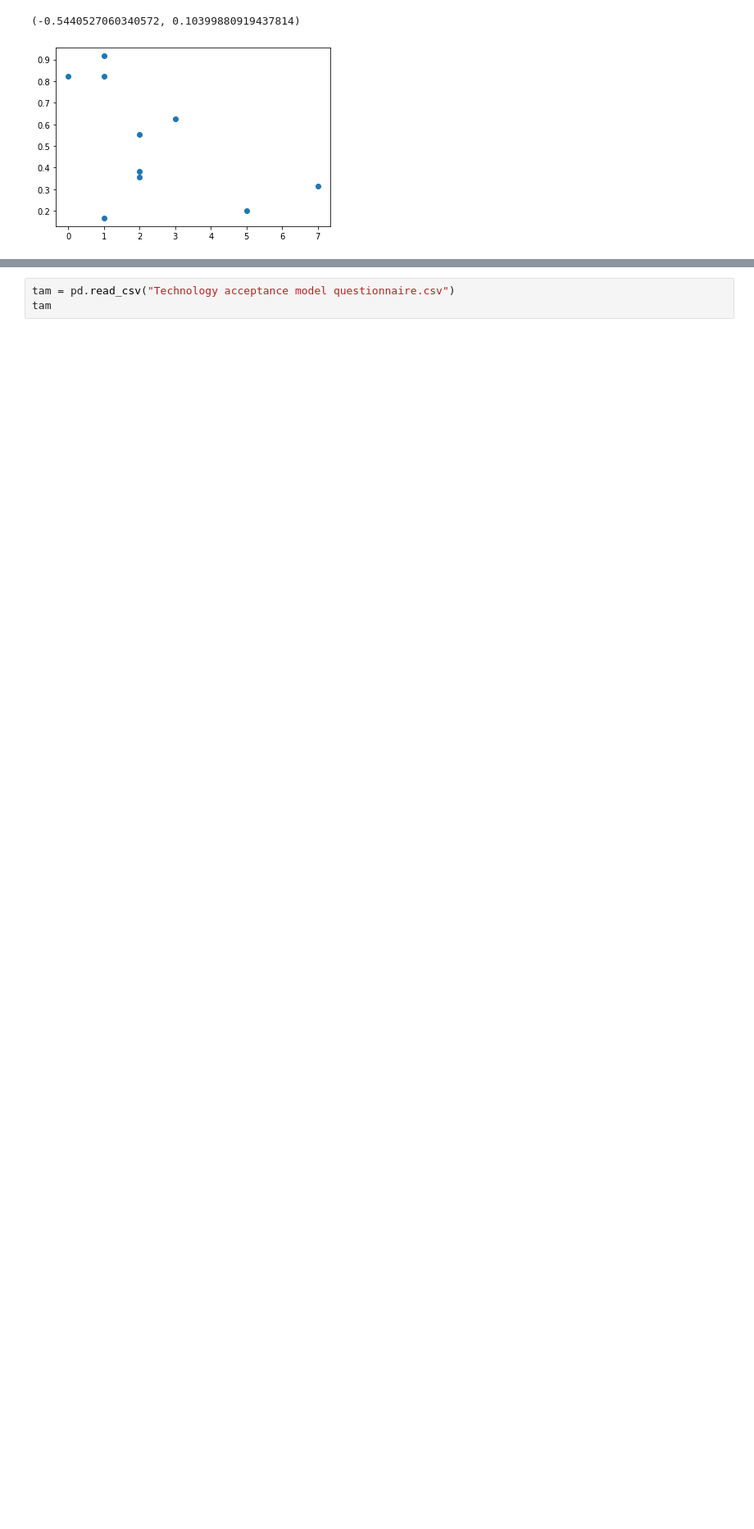
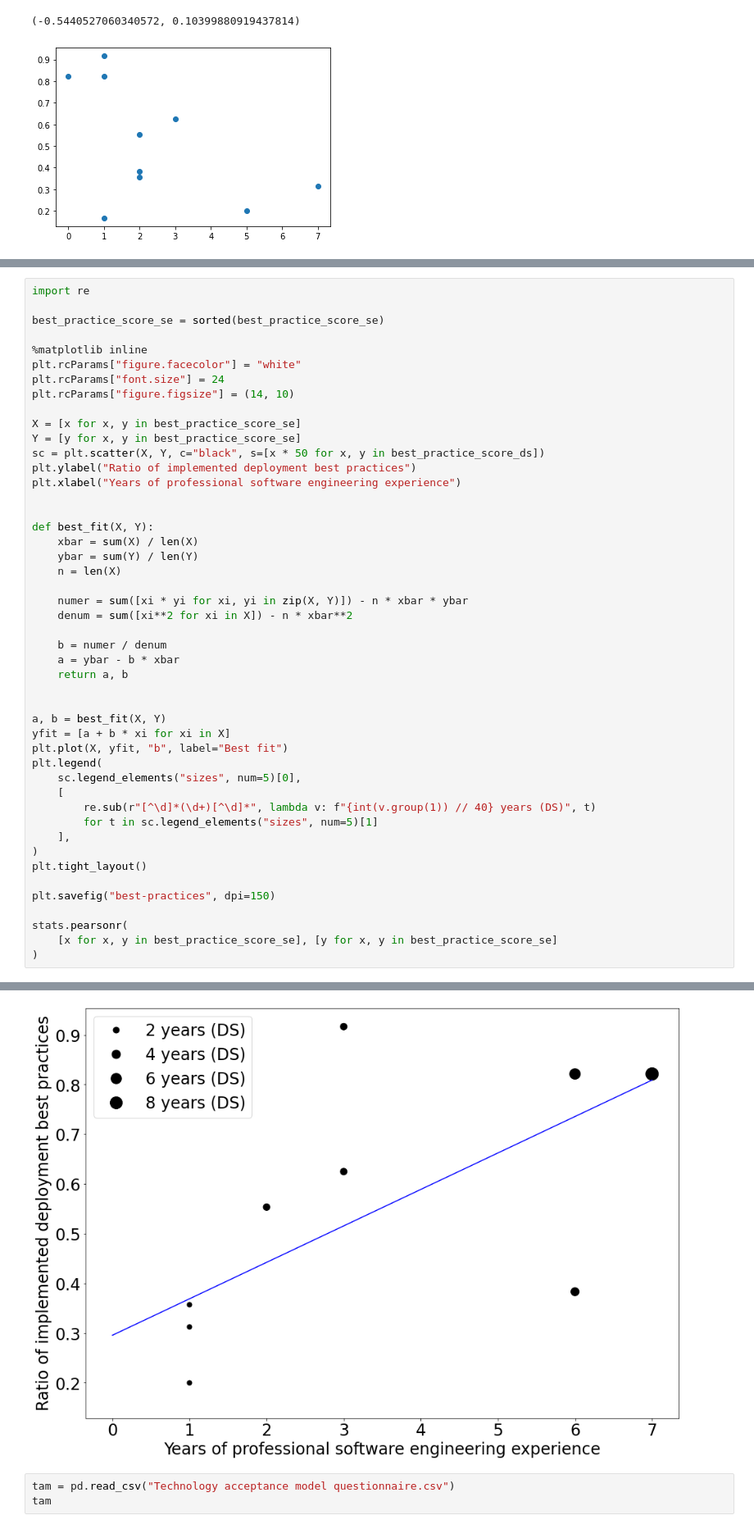
Before and after one commit to schmelczer/great-ai, a Jupyter notebook: docs/surveys/surveys.ipynb, the cells around one changed output, grey strips where cells are left out. Shown at 82% size. Saved outputs shown, nothing was run; the diff lists cells and outputs as text; blank space fills up the shorter version.

```diff
--- a/docs/surveys/surveys.ipynb
+++ b/docs/surveys/surveys.ipynb
@@ -71,0 +67,48 @@ stats.pearsonr(
+# %%
+import re
+
+best_practice_score_se = sorted(best_practice_score_se)
+
+%matplotlib inline
+plt.rcParams["figure.facecolor"] = "white"
+plt.rcParams["font.size"] = 24
+plt.rcParams["figure.figsize"] = (14, 10)
+
+X = [x for x, y in best_practice_score_se]
+Y = [y for x, y in best_practice_score_se]
+sc = plt.scatter(X, Y, c="black", s=[x * 50 for x, y in best_practice_score_ds])
+plt.ylabel("Ratio of implemented deployment best practices")
+plt.xlabel("Years of professional software engineering experience")
+
+
+def best_fit(X, Y):
+    xbar = sum(X) / len(X)
+    ybar = sum(Y) / len(Y)
+    n = len(X)
+
+    numer = sum([xi * yi for xi, yi in zip(X, Y)]) - n * xbar * ybar
+    denum = sum([xi**2 for xi in X]) - n * xbar**2
+
+    b = numer / denum
+    a = ybar - b * xbar
+    return a, b
+
+
+a, b = best_fit(X, Y)
+yfit = [a + b * xi for xi in X]
+plt.plot(X, yfit, "b", label="Best fit")
+plt.legend(
+    sc.legend_elements("sizes", num=5)[0],
+    [
+        re.sub(r"[^\d]*(\d+)[^\d]*", lambda v: f"{int(v.group(1)) // 40} years (DS)", t)
+        for t in sc.legend_elements("sizes", num=5)[1]
+    ],
+)
+plt.tight_layout()
+
+plt.savefig("best-practices", dpi=150)
+
+stats.pearsonr(
+    [x for x, y in best_practice_score_se], [y for x, y in best_practice_score_se]
+)
+# %% [output]
@@ -72,3 +116,4 @@ stats.pearsonr(
+[figure, added]
 # %%
 tam = pd.read_csv("Technology acceptance model questionnaire.csv")
 tam
```
Also changed, not shown: parts of 3 cells of this notebook, 1 other file.
